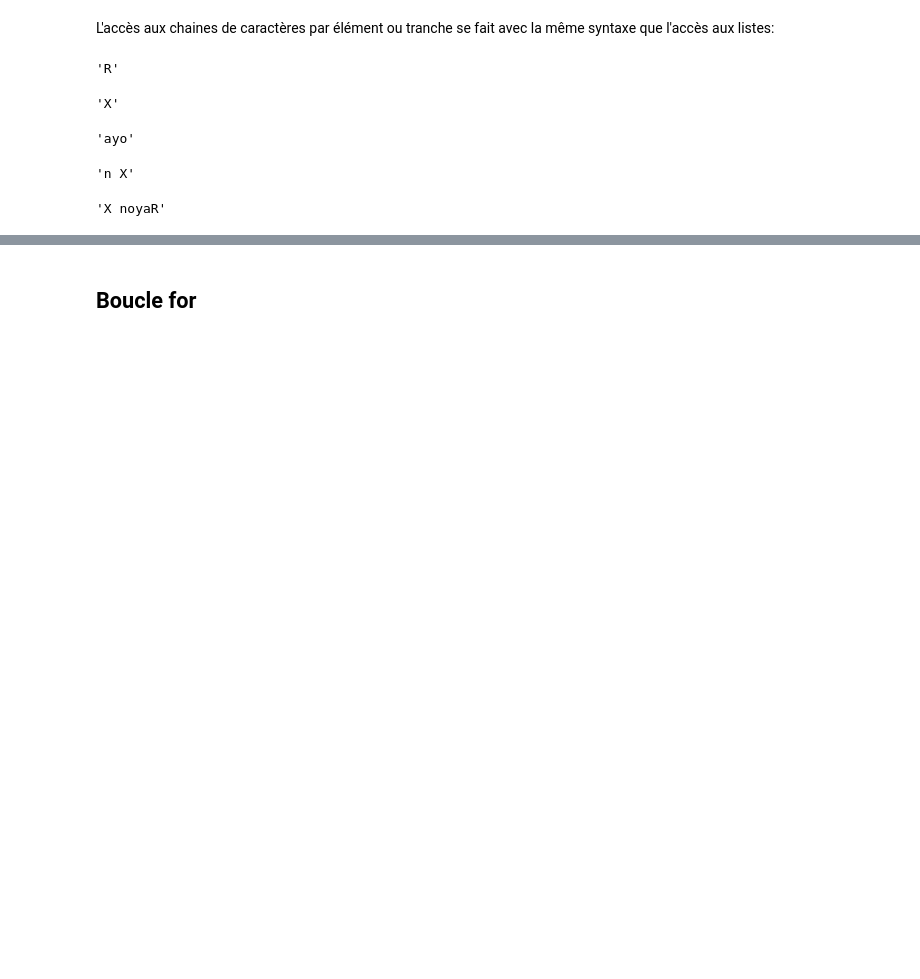
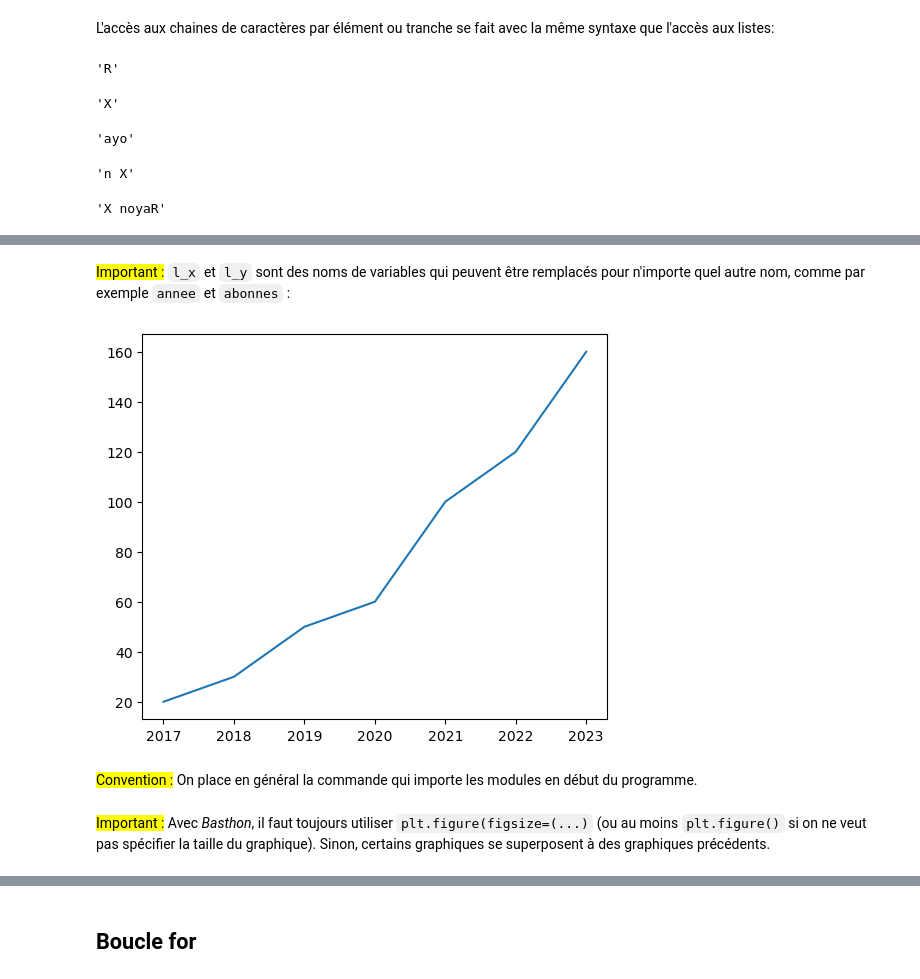
Before and after one commit to maxbauergit/SVE, a Jupyter notebook: TP2-Nom-prenom.ipynb, the cells around one changed output, grey strips where cells are left out. Cells and saved outputs as stored; diff of their text form; code cells hidden in the pictures; blank space fills up the shorter version.

```diff
--- a/TP2-Nom-prenom.ipynb
+++ b/TP2-Nom-prenom.ipynb
@@ -291,0 +200,16 @@ sequence = ['A', 'T', 'T', 'G', 'C', 'C', 'T', 'T', 'A', 'C', 'A', 'A', 'G', 'T'
+# %% [markdown]
+<span style="background:yellow;color:black">Important :</span> `l_x` et `l_y` sont des noms de variables qui peuvent être remplacés pour n'importe quel autre nom, comme par exemple `annee` et `abonnes` :
+# %%
+# matplotlib.pyplot était déjà importé dans la cellule précédente
+annee = [2017, 2018, 2019, 2020, 2021, 2022, 2023] # liste des abscisses
+abonnes = [20, 30, 50, 60, 100, 120, 160] # liste des ordonnés
+plt.figure(figsize=(6, 5)) # définit la taille du graphique
+plt.plot(annee, abonnes) # relie les points (2017, 20), (2018, 30), ...
+plt.show() # affiche le graphique
+# %% [output]
+[figure, added]
+# %% [markdown]
+<span style="background:yellow;color:black"> Convention :</span>
+On place en général la commande qui importe les modules en début du programme.
+# %% [markdown]
+<span style="background:yellow;color:black">Important :</span> Avec *Basthon*, il faut toujours utiliser `plt.figure(figsize=(...)` (ou au moins `plt.figure()` si on ne veut pas spécifier la taille du graphique). Sinon, certains graphiques se superposent à des graphiques précédents.
```
Also changed, not shown: parts of 132 cells of this notebook, 1 other file.
